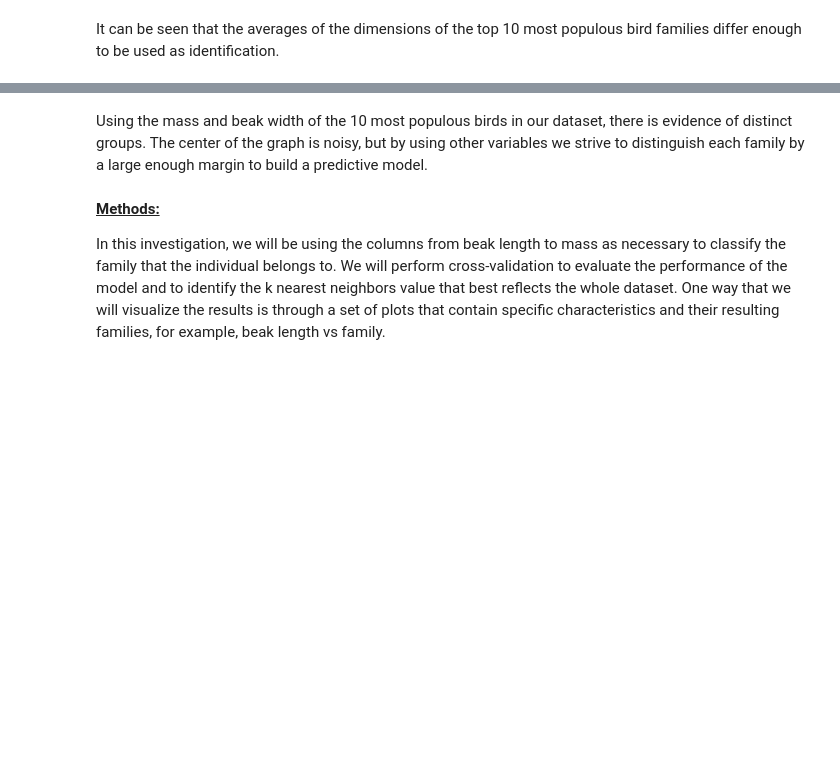
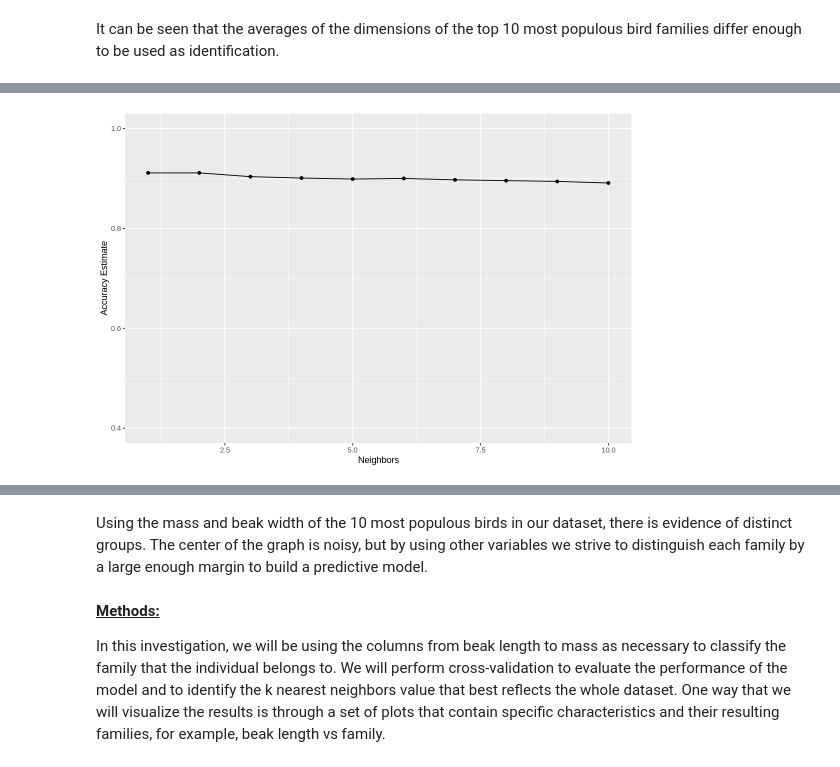
Before and after one commit to danizenarosa/Model-for-Avian-Taxonomical-Family-Prediction, a Jupyter notebook: Birds Analysis.ipynb, the cells around one changed output, grey strips where cells are left out. Drawn from its saved outputs; the diff is of its cells as text; code cells hidden in the pictures; blank space fills up the shorter version.

```diff
--- a/Birds Analysis.ipynb
+++ b/Birds Analysis.ipynb
@@ -102,0 +116,34 @@ bird_beak_mass_plot
+# %%
+
+
+birds_vfold <- vfold_cv(training_birds, v = 5, strata = Family)
+
+knn_tune <- nearest_neighbor(weight_func = "rectangular",
+                             neighbors = tune()) |>
+  set_engine("kknn") |>
+  set_mode("classification")
+
+birds_recipe <- recipe(Family ~ ., data = training_birds) |>
+    step_scale(all_predictors()) |>
+    step_center(all_predictors())
+
+k_vals <- tibble(neighbors = seq(from = 1, to = 10, by = 1))
+
+birds_results <- workflow() |>
+    add_recipe(birds_recipe) |>
+    add_model(knn_tune) |>
+    tune_grid(resamples = birds_vfold, grid = k_vals) |>
+    collect_metrics()
+
+
+bird_accuracies <- birds_results |>
+       filter(.metric == "accuracy")
+
+cross_val_plot <- ggplot(bird_accuracies, aes(x = neighbors, y = mean))+
+       geom_point() +
+       geom_line() +
+       labs(x = "Neighbors", y = "Accuracy Estimate") +
+       scale_y_continuous(limits = c(0.4, 1.0))
+cross_val_plot
+# %% [output]
+[figure, added]
```
Also changed, not shown: parts of 7 cells of this notebook.
